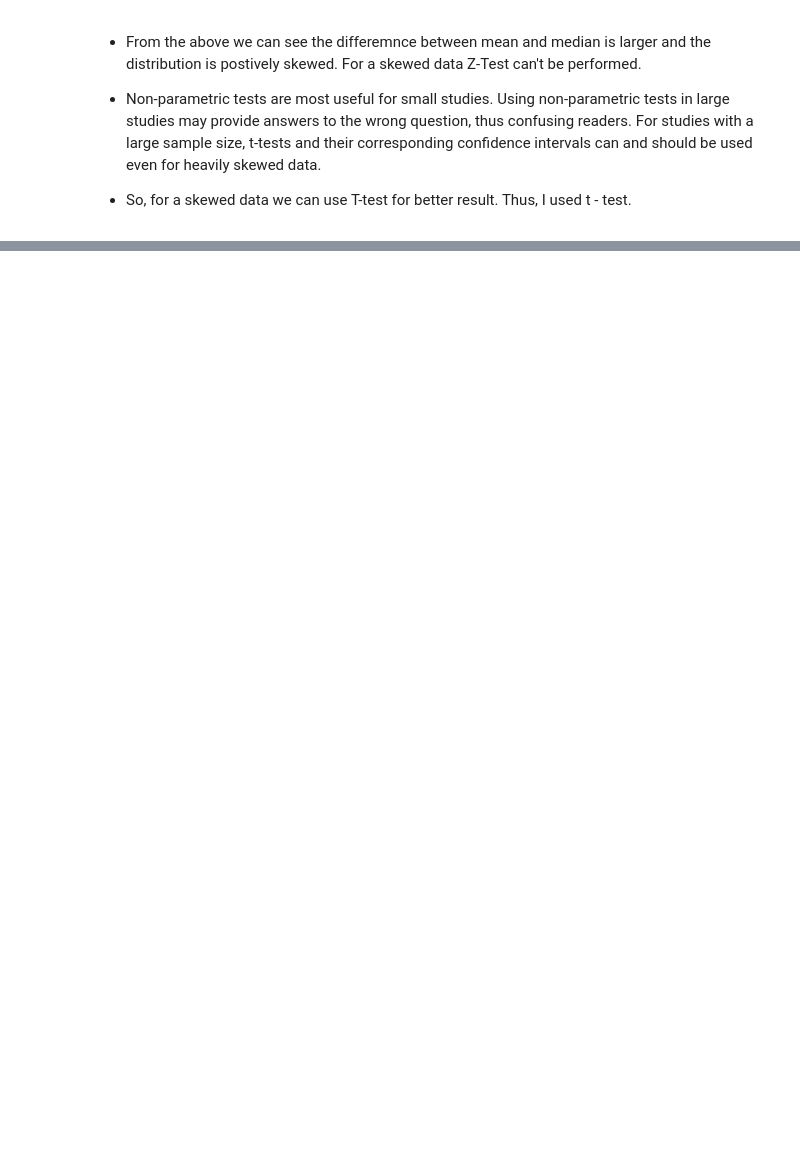
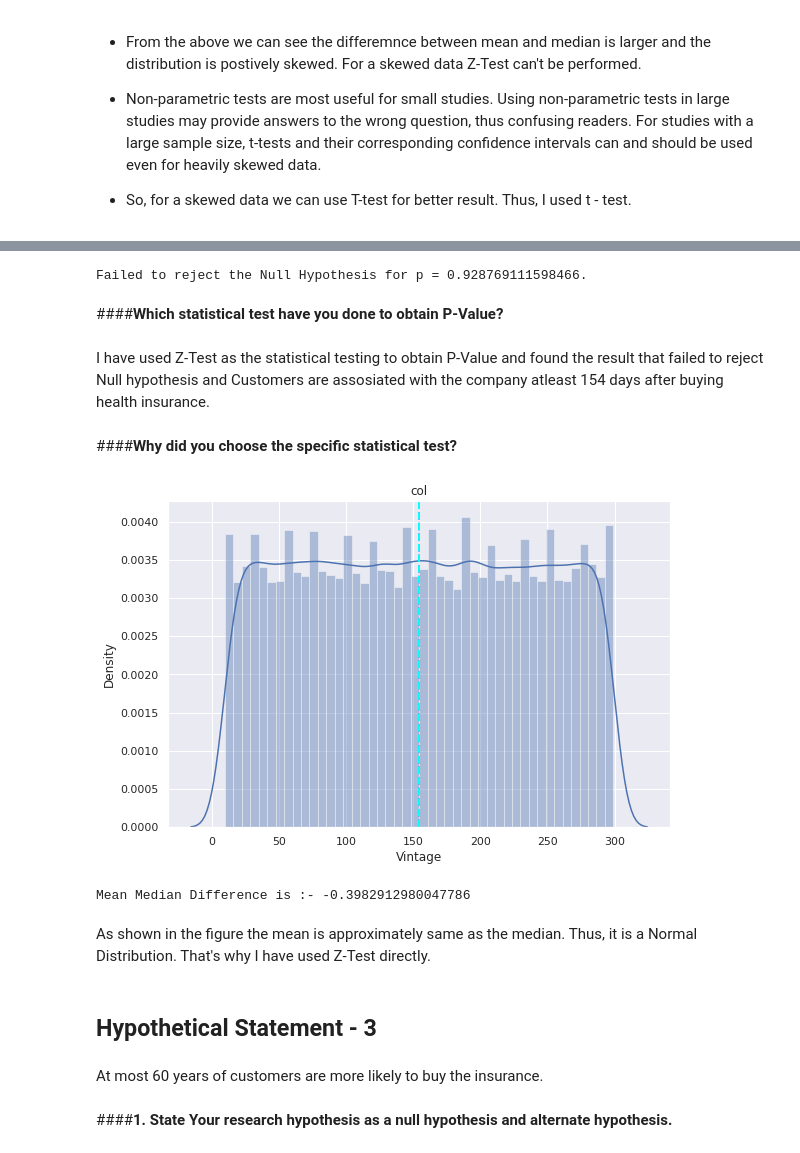
Before and after one commit to Sairindhrijena/Health-Insurance-Cross-Sell-Prediction, a Jupyter notebook: Health_Insurance_Cross_Sell_Prediction.ipynb, the cells around one changed output, grey strips where cells are left out. Saved outputs shown, nothing was run; the diff lists cells and outputs as text; code cells hidden in the pictures; blank space fills up the shorter version.

```diff
--- a/Health_Insurance_Cross_Sell_Prediction.ipynb
+++ b/Health_Insurance_Cross_Sell_Prediction.ipynb
@@ -982,0 +1002,43 @@ Mean Median Difference is :- 1064.9238536058037
+# %%
+
+# Perform Statistical Test to obtain P-Value
+# Getting Z value
+z = findz.mean(hypothesis_number,sample_mean_2,size,std_2)
+# Getting P - Value
+p = p_value(z=z,tailed='l',t="false",hypothesis_number=hypothesis_number,df=sample,col="Vintage")
+# Getting Conclusion
+print(conclusion(p))
+# %% [output]
+Failed to reject the Null Hypothesis for p = 0.928769111598466.
+# %% [markdown]
+####**Which statistical test have you done to obtain P-Value?**
+# %% [markdown]
+I have used Z-Test as the statistical testing to obtain P-Value and found the result that failed to reject Null hypothesis and Customers are assosiated with the company atleast 154 days after buying health insurance.
+# %% [markdown]
+####**Why did you choose the specific statistical test?**
+# %%
+# Visualizing code of hist plot for required columns to know the data distibution
+
+fig=plt.figure(figsize=(9,6))
+ax=fig.gca()
+feature= (sample["Vintage"])
+sns.distplot(sample["Vintage"])
+ax.axvline(feature.mean(),color='magenta', linestyle='dashed', linewidth=2)
+ax.axvline(feature.median(),color='cyan', linestyle='dashed', linewidth=2)
+ax.set_title('col')
+plt.show()
+# %% [output]
+[figure, added]
+# %%
+mean_median_difference=sample["Vintage"].median()- sample["Vintage"].mean()
+print("Mean Median Difference is :-",mean_median_difference)
+# %% [output]
+Mean Median Difference is :- -0.3982912980047786
+# %% [markdown]
+As shown in the figure the mean is approximately same as the median. Thus, it is a Normal Distribution. That's why I have used Z-Test directly.
+# %% [markdown]
+## **Hypothetical Statement - 3**
+# %% [markdown]
+At most 60 years of customers are more likely to buy the insurance.
+# %% [markdown]
+####**1. State Your research hypothesis as a null hypothesis and alternate hypothesis.**
```
Also changed, not shown: parts of 81 cells of this notebook.
